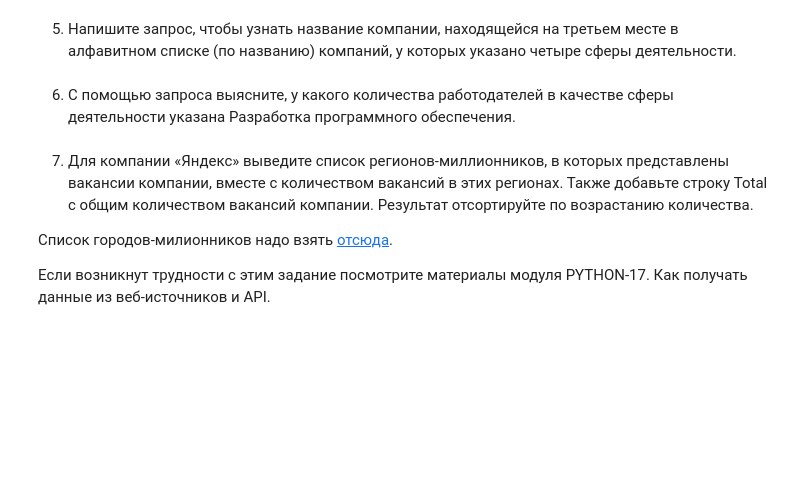
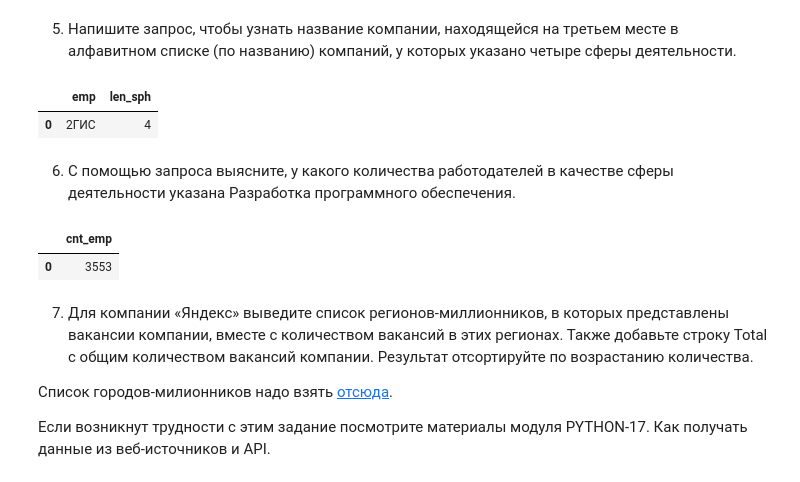
Before and after one commit to Daqria/Head-Hunter-SQL, a Jupyter notebook: HH_PROJECT.ipynb, the cells around one changed output. Cells and saved outputs as stored; diff of their text form; code cells hidden in the pictures; blank space fills up the shorter version.

```diff
--- a/HH_PROJECT.ipynb
+++ b/HH_PROJECT.ipynb
@@ -314,9 +377,24 @@ df_5_1
 # %% [markdown]
 5. Напишите запрос, чтобы узнать название компании, находящейся на третьем месте в алфавитном списке (по названию) компаний, у которых указано четыре сферы деятельности.
 # %%
-# текст запроса
+query_5_5 = f'''
+    SELECT
+        e.name emp,
+        COUNT(ei.employer_id) len_sph
+    FROM
+        employers e
+    LEFT JOIN employers_industries ei ON e.id = ei.employer_id
+    GROUP BY e.name
+    HAVING COUNT(ei.employer_id) = 4
+    ORDER BY 1
+    OFFSET 2
+    LIMIT 1
+    '''
 # %%
-# результат запроса
+show_df(query_5_5)
+# %% [output]
+|  | emp | len_sph |
+| 0 | 2ГИС | 4 |
 # %% [markdown]
 6. С помощью запроса выясните, у какого количества работодателей в качестве сферы деятельности указана Разработка программного обеспечения.
 # %%
@@ -324,5 +410,8 @@ df_5_1
 # %%
-# результат запроса
+show_df(query_5_6)
+# %% [output]
+|  | cnt_emp |
+| 0 | 3553 |
 # %% [markdown]
 7. Для компании «Яндекс» выведите список регионов-миллионников, в которых представлены вакансии компании, вместе с количеством вакансий в этих регионах. Также добавьте строку Total с общим количеством вакансий компании. Результат отсортируйте по возрастанию количества.
 
```
Also changed, not shown: parts of 14 cells of this notebook.
